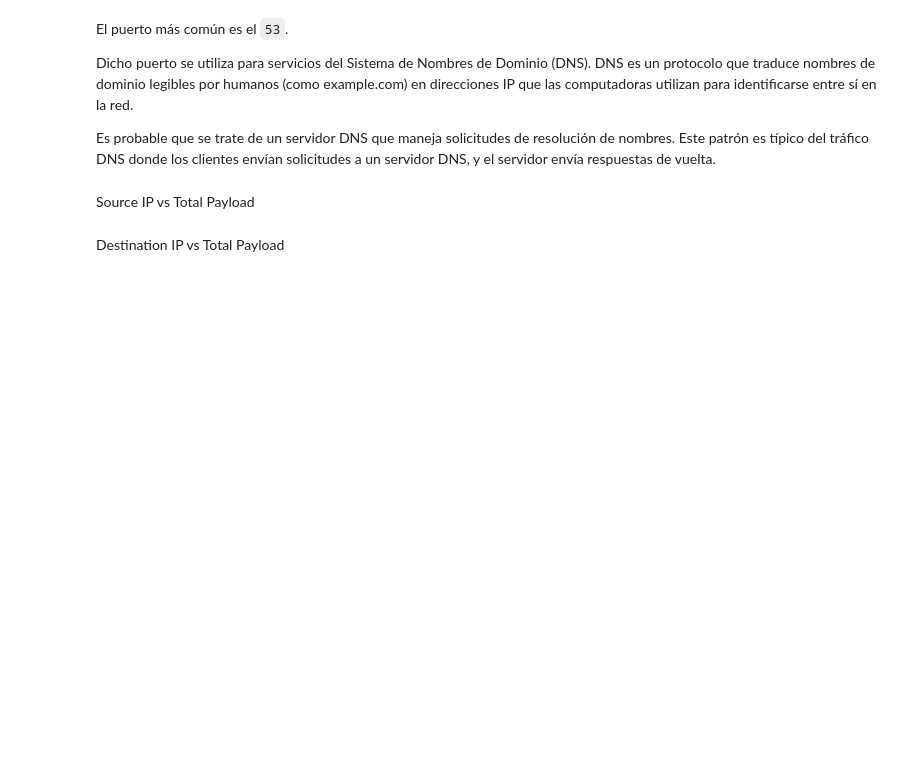
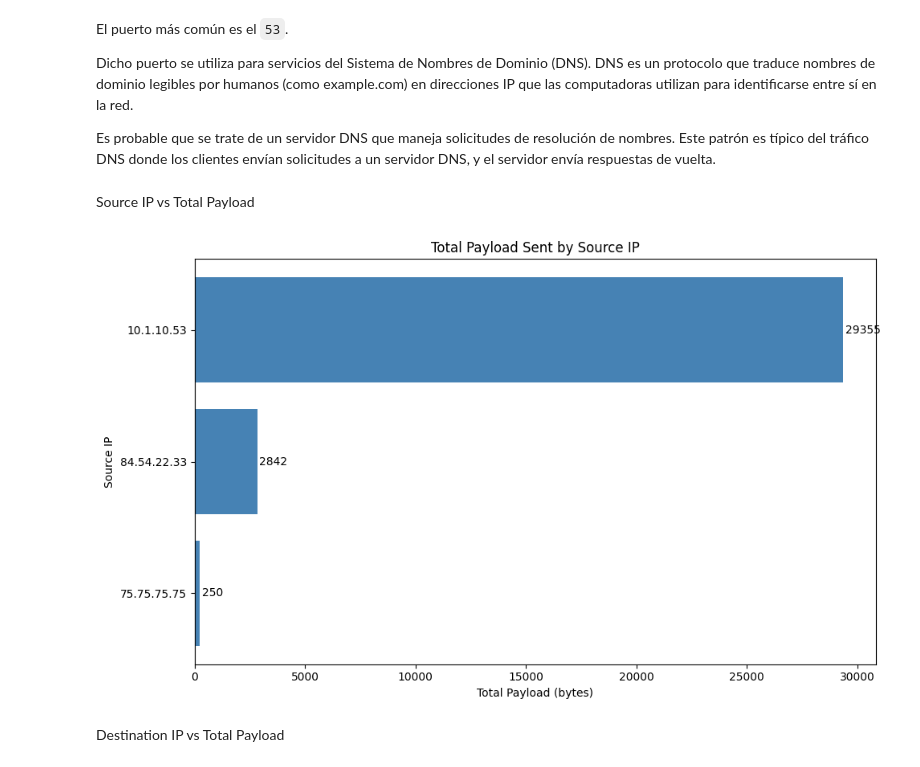
Before and after one commit to adrianrb469/security-ds, a Jupyter notebook: lab6/main.ipynb, the cells around one changed output. Saved outputs shown, nothing was run; the diff lists cells and outputs as text; code cells hidden in the pictures; blank space fills up the shorter version.

Commit message:
refactor(lab6): update packet analysis notebook to use matplotlib

```diff
--- a/lab6/main.ipynb
+++ b/lab6/main.ipynb
@@ -174,22 +174,27 @@ Dicho puerto se utiliza para servicios del Sistema de Nombres de Dominio (DNS).
 Es probable que se trate de un servidor DNS que maneja solicitudes de resolución de nombres. Este patrón es típico del tráfico DNS donde los clientes envían solicitudes a un servidor DNS, y el servidor envía respuestas de vuelta.
 # %% [markdown]
 Source IP vs Total Payload
-# %%
-src_ip_payload = packet_data.groupby('src_ip')['payload_length'].sum().reset_index()
-src_ip_payload = src_ip_payload.sort_values('payload_length', ascending=True)
-
-fig_a = px.bar(
-    src_ip_payload,
-    x='payload_length',
-    y='src_ip',
-    orientation='h',
-    title='Total Payload Sent by Source IP',
-    labels={'payload_length': 'Total Payload (bytes)', 'src_ip': 'Source IP'},
-    color='payload_length',
-    color_continuous_scale='Viridis'
-)
-fig_a.update_layout(height=500, width=800)
-fig_a.show()
-fig_a.write_image("src_ip_payload.png")
+# %%
+import matplotlib.pyplot as plt
+
+# Create the plot
+plt.figure(figsize=(10, 6))
+plt.barh(src_ip_payload['src_ip'], src_ip_payload['payload_length'], color='steelblue')
+
+# Add labels and title
+plt.xlabel('Total Payload (bytes)')
+plt.ylabel('Source IP')
+plt.title('Total Payload Sent by Source IP')
+
+# Add text labels to the bars
+for i, v in enumerate(src_ip_payload['payload_length']):
+    plt.text(v + 100, i, str(v), va='center')
+
+# Adjust layout and save
+plt.tight_layout()
+plt.savefig('src_ip_payload.png', dpi=300)
+plt.show()
+# %% [output]
+[figure, added]
 # %% [markdown]
 Destination IP vs Total Payload
```
Also changed, not shown: parts of 11 cells of this notebook, 1 other file.
